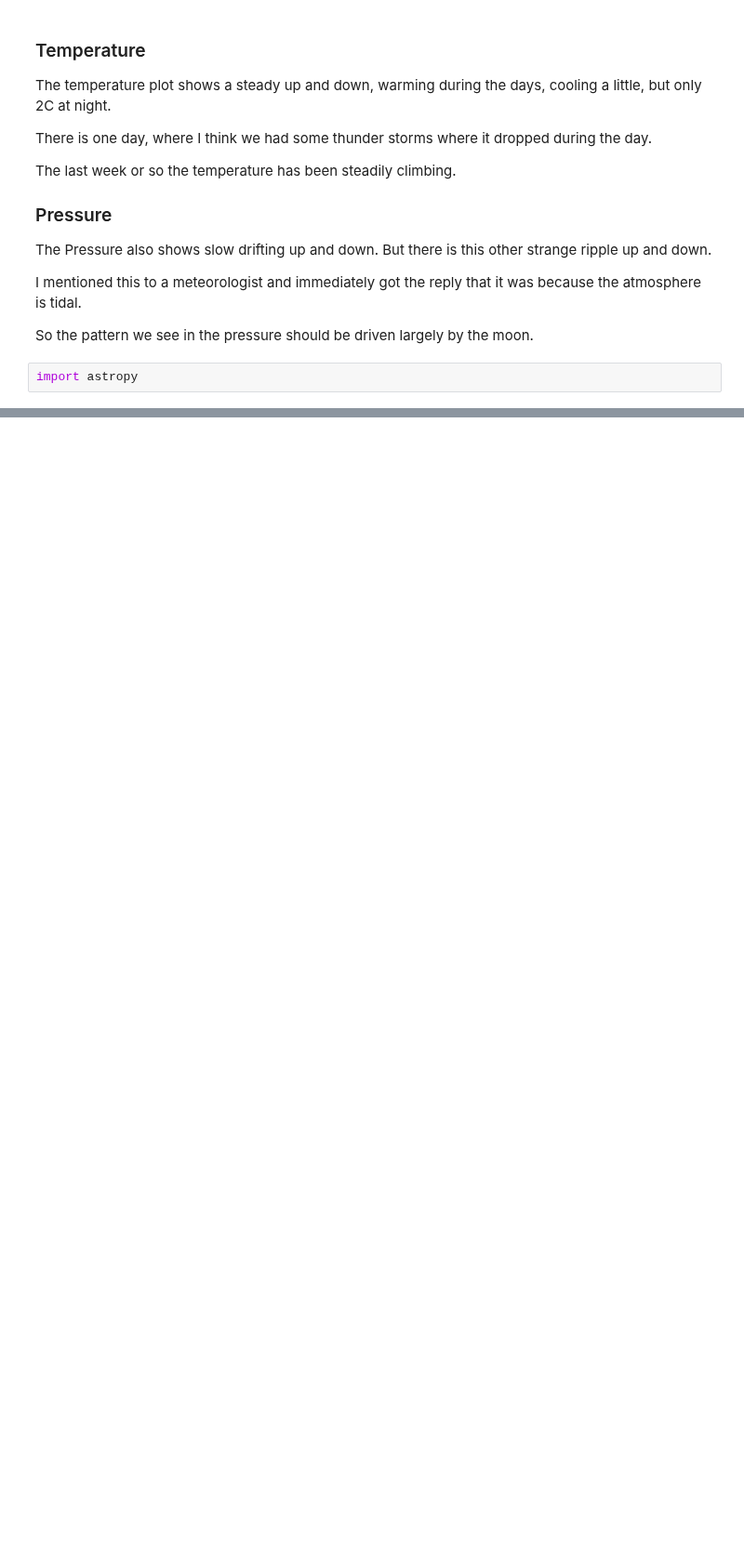
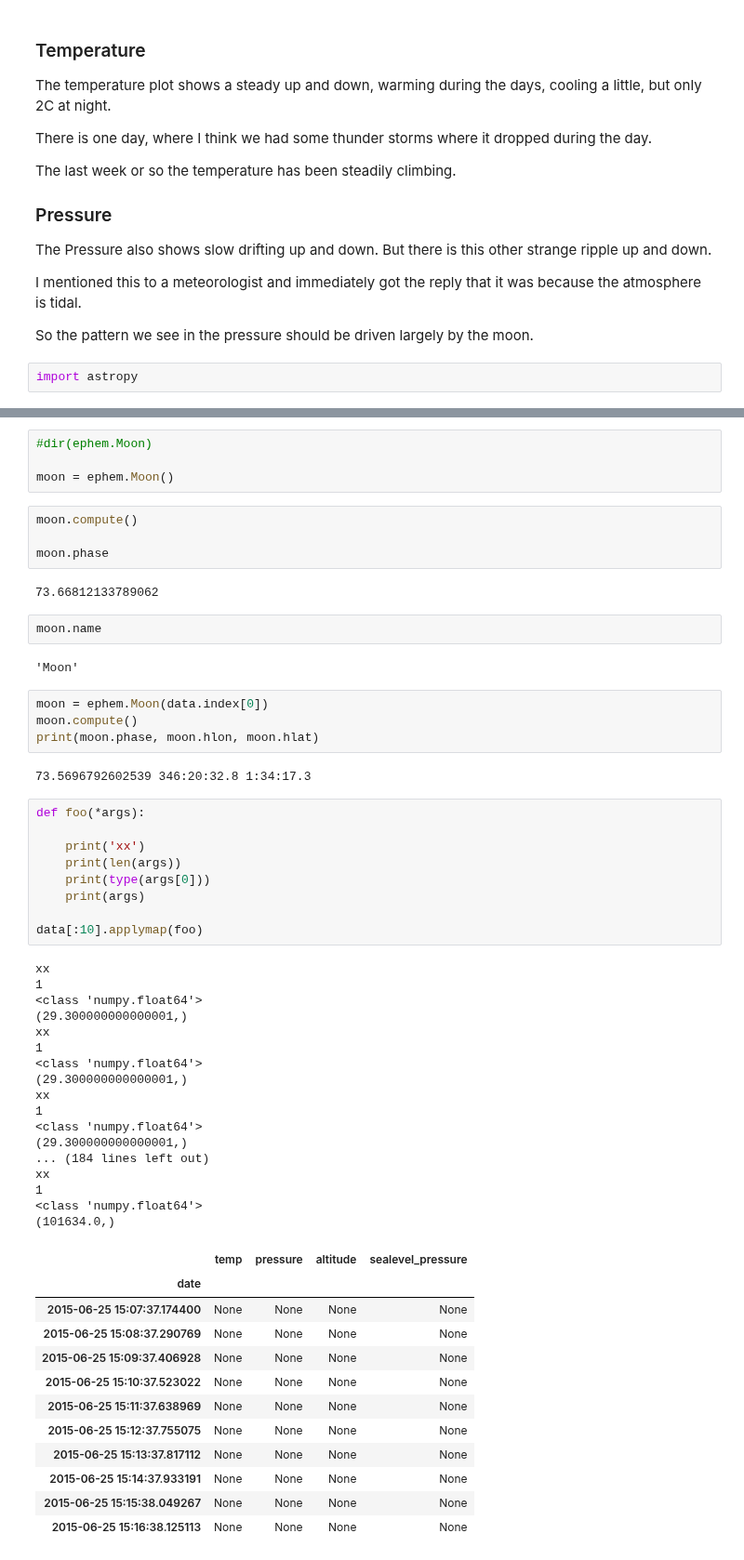
Before and after one commit to peakrisk/peakrisk, a Jupyter notebook: posts/air-pressure-and-the-tides.ipynb, the cells around one changed output, grey strips where cells are left out. Shown at 93% size. Saved outputs shown, nothing was run; the diff lists cells and outputs as text; blank space fills up the shorter version.

```diff
--- a/posts/air-pressure-and-the-tides.ipynb
+++ b/posts/air-pressure-and-the-tides.ipynb
@@ -148,0 +166,59 @@ import astropy
+# %%
+#dir(ephem.Moon)
+
+moon = ephem.Moon()
+# %%
+moon.compute()
+
+moon.phase
+# %% [output]
+73.66812133789062
+# %%
+moon.name
+# %% [output]
+'Moon'
+# %%
+moon = ephem.Moon(data.index[0])
+moon.compute()
+print(moon.phase, moon.hlon, moon.hlat)
+# %% [output]
+73.5696792602539 346:20:32.8 1:34:17.3
+# %%
+def foo(*args):
+
+    print('xx')
+    print(len(args))
+    print(type(args[0]))
+    print(args)
+
+data[:10].applymap(foo)
+# %% [output]
+xx
+1
+<class 'numpy.float64'>
+(29.300000000000001,)
+xx
+1
+<class 'numpy.float64'>
+(29.300000000000001,)
+xx
+1
+<class 'numpy.float64'>
+(29.300000000000001,)
+... (184 lines left out)
+xx
+1
+<class 'numpy.float64'>
+(101634.0,)
+|  | temp | pressure | altitude | sealevel_pressure |
+| date |  |  |  |  |
+| 2015-06-25 15:07:37.174400 | None | None | None | None |
+| 2015-06-25 15:08:37.290769 | None | None | None | None |
+| 2015-06-25 15:09:37.406928 | None | None | None | None |
+| 2015-06-25 15:10:37.523022 | None | None | None | None |
+| 2015-06-25 15:11:37.638969 | None | None | None | None |
+| 2015-06-25 15:12:37.755075 | None | None | None | None |
+| 2015-06-25 15:13:37.817112 | None | None | None | None |
+| 2015-06-25 15:14:37.933191 | None | None | None | None |
+| 2015-06-25 15:15:38.049267 | None | None | None | None |
+| 2015-06-25 15:16:38.125113 | None | None | None | None |
```
Also changed, not shown: parts of 5 cells of this notebook, 21 other files.
